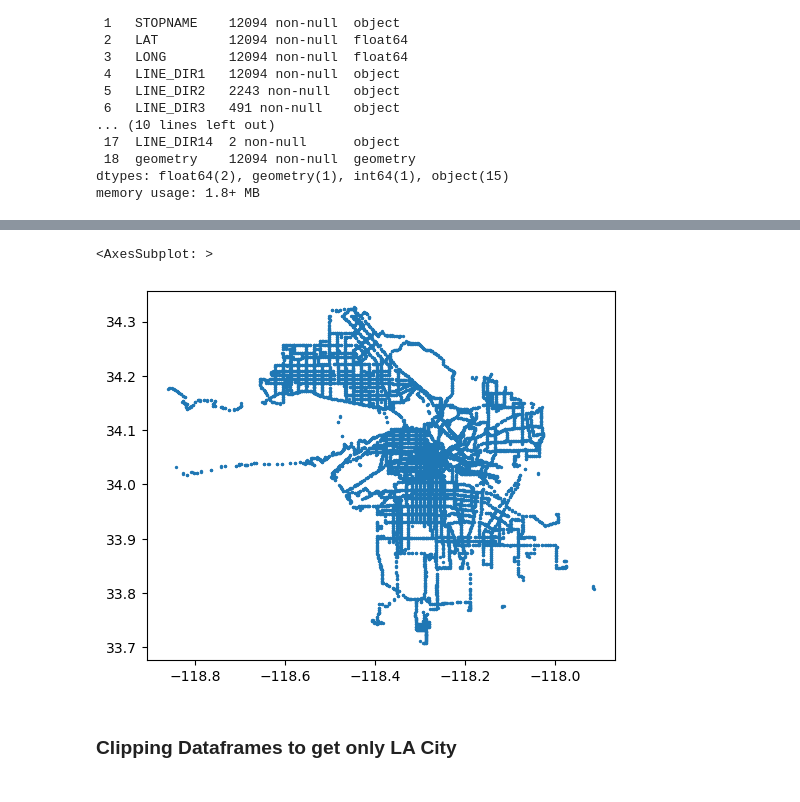
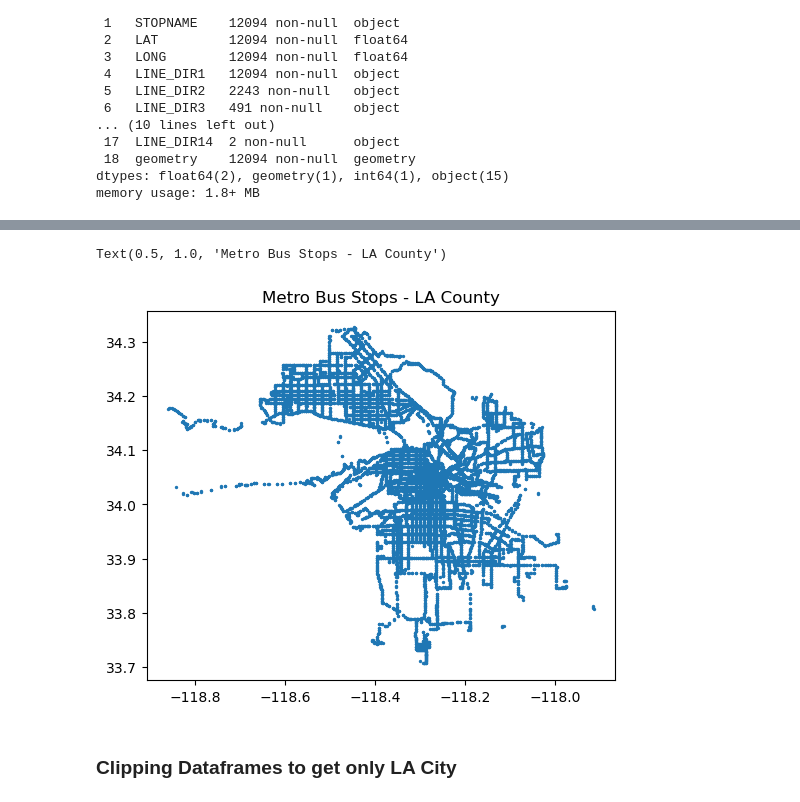
Before and after one commit to lucybriggs12/snakeemoji, a Jupyter notebook: Group Assignments/Week 04/Carolyn Week 4 Assignment_final.ipynb, the cells around one changed output, grey strips where cells are left out. Cells and saved outputs as stored; diff of their text form; code cells hidden in the pictures.

```diff
--- a/Group Assignments/Week 04/Carolyn Week 4 Assignment_final.ipynb
+++ b/Group Assignments/Week 04/Carolyn Week 4 Assignment_final.ipynb
@@ -155,9 +160,10 @@ metrobusstops.head()
 # %%
 #plot dataframe, using smaller markersize for more clarity
 metrobusstops.plot(markersize=2)
+plt.title("Metro Bus Stops - LA County")
 # %% [output]
-<AxesSubplot: >
+Text(0.5, 1.0, 'Metro Bus Stops - LA County')
-[figure, old version]
+[figure, new version]
 # %% [markdown]
 ### Clipping Dataframes to get only LA City
 # %% [markdown]
```
Also changed, not shown: parts of 8 cells of this notebook, 12 other files.
